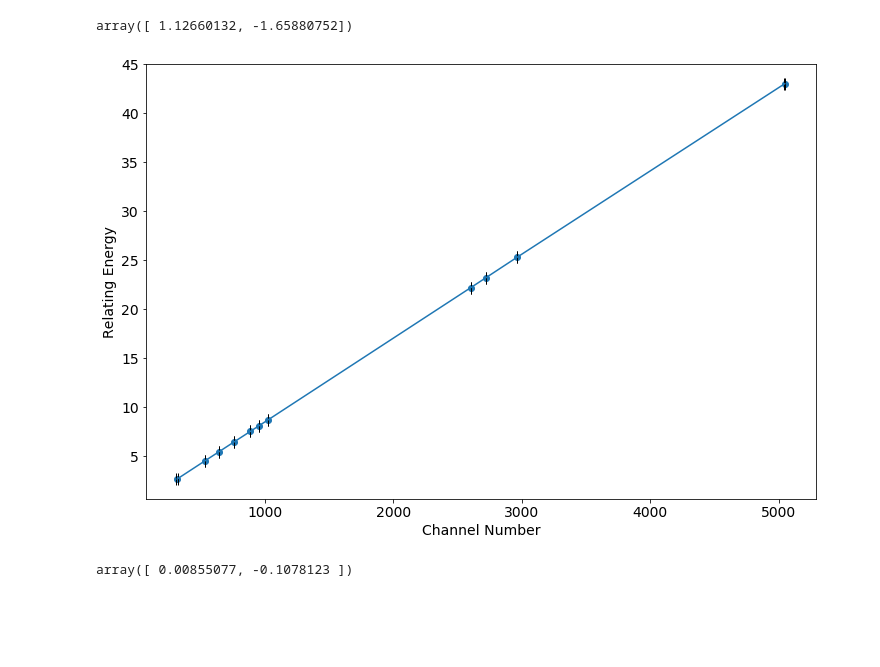
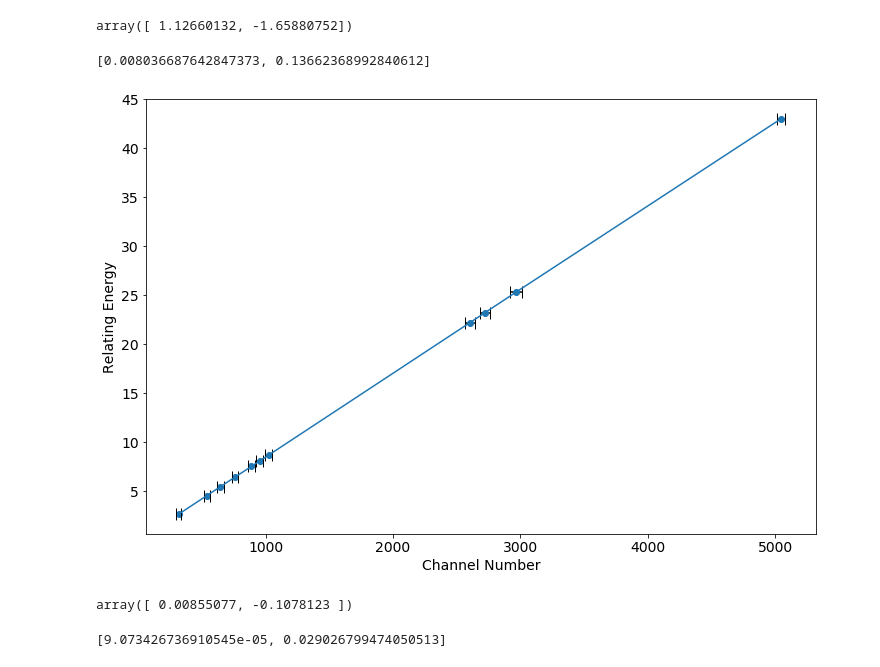
Before and after one commit to Vakki233/Xray-Experiment, a Jupyter notebook: Xray Experiment.ipynb, the cells around one changed output. Drawn from its saved outputs; the diff is of its cells as text; code cells hidden in the pictures; blank space fills up the shorter version.

```diff
--- a/Xray Experiment.ipynb
+++ b/Xray Experiment.ipynb
@@ -43,23 +52,35 @@ coef
 # %% [output]
 [figure]
 array([ 1.12660132, -1.65880752])
+# %%
+#find the uncertainty of slope and y intercept
+slp_yitcp_err = slp_yitcp_error(K_alpha['Ato'], np.sqrt(K_alpha['Kline']),errx=np.zeros(len(K_alpha['Ato'])), erry=yerr)
+slp_yitcp_err
+# %% [output]
+[0.008036687642847373, 0.13662368992840612]
 # %%
-xerr = K_alpha.Uncertainty
+xerr = K_alpha.FWHM
 mpl.rcParams['figure.figsize'] = 12.0,8.0
 mpl.rcParams['font.size'] = 14.0
 
 plt.yscale('linear')
 plt.xscale('linear')
 
 plt.xlabel(r'Channel Number')
 plt.ylabel(r'Relating Energy')
 
 plt.plot(K_alpha.Kline,K_alpha['Energy(keV)'],"o")
 plt.errorbar(K_alpha.Kline, K_alpha['Energy(keV)'], xerr = xerr, capsize = 6, ecolor = 'black')
 plt.show()
 #line fit Ch and its relating energy, return coefficient of the polynomial
 coef2 = np.polyfit(K_alpha.Kline, K_alpha['Energy(keV)'], deg = 1)
 coef2
 # %% [output]
-[figure, old version]
+[figure, new version]
 array([ 0.00855077, -0.1078123 ])
+# %%
+#find the uncertainty of slope and y intercept
+energy_calib_err = slp_yitcp_error(K_alpha['Kline'], K_alpha['Energy(keV)'],errx=K_alpha['FWHM'], erry=np.zeros(len(K_alpha['Energy(keV)'])))
+energy_calib_err
+# %% [output]
+[9.073426736910545e-05, 0.029026799474050513]
```
Also changed, not shown: parts of 2 cells of this notebook.
